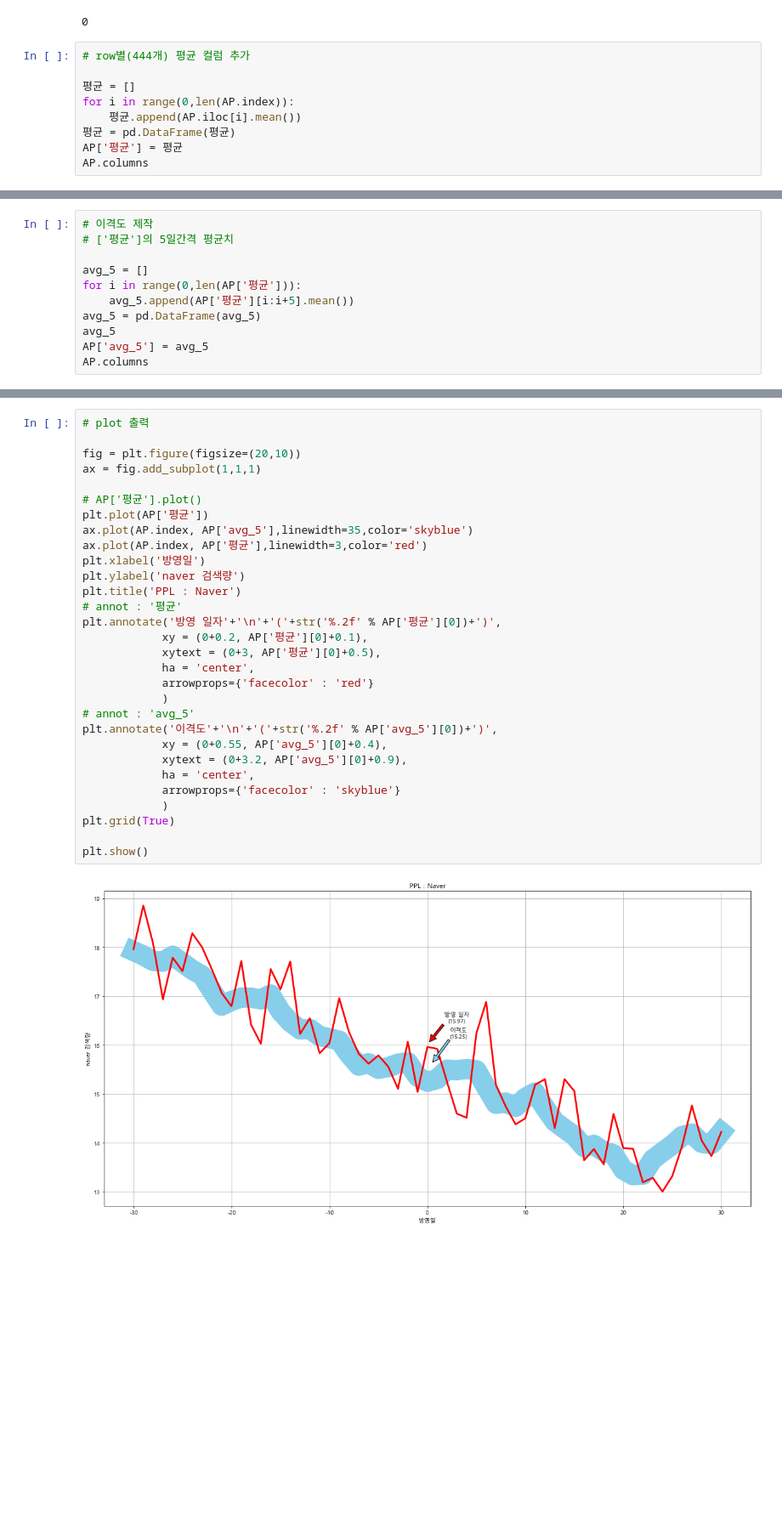
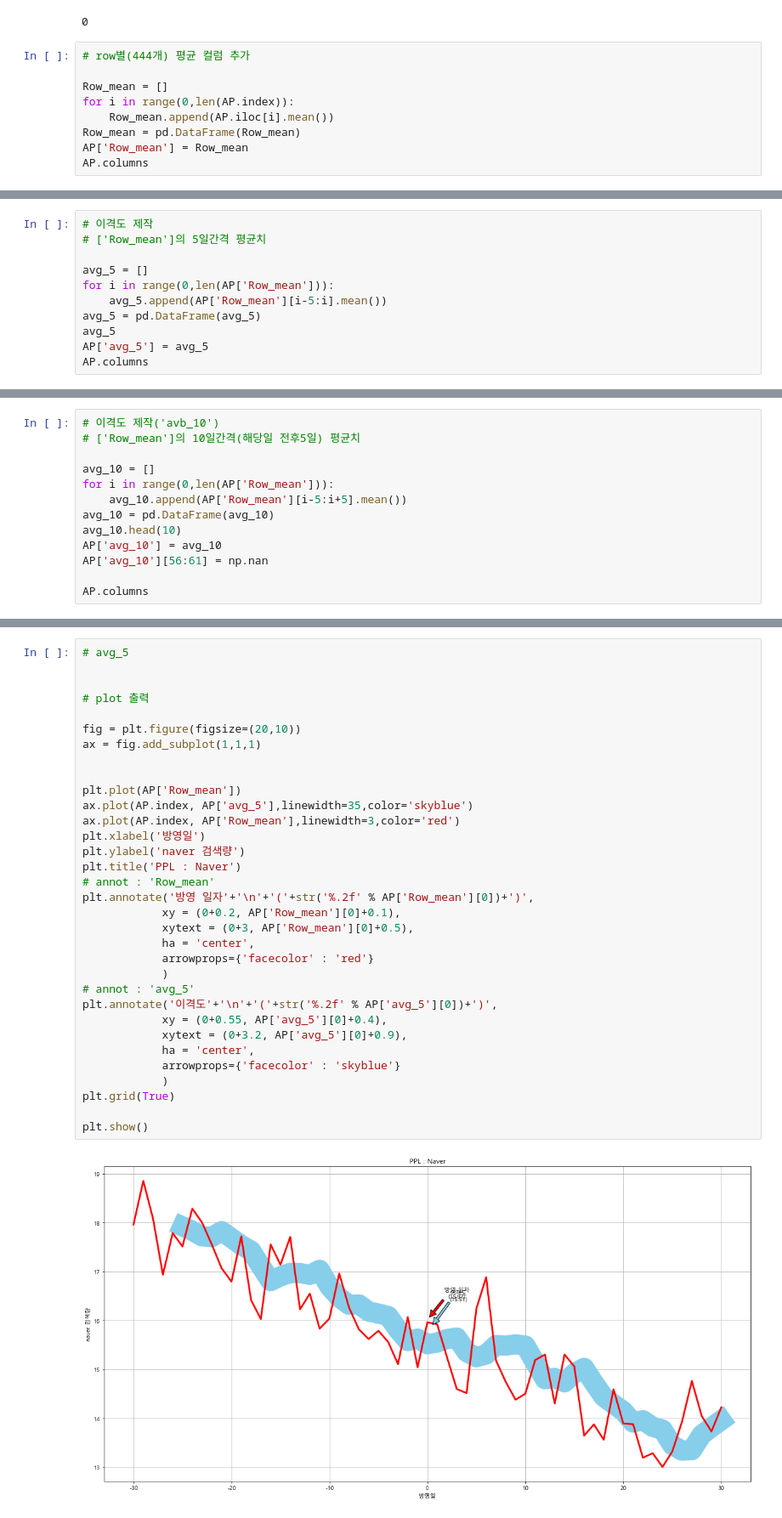
Before and after one commit to kdy7710/Bigdata_Team_Project, a Jupyter notebook: PPL프로젝트용 파일 모음/PPL_Analytics.ipynb, the cells around one changed output, grey strips where cells are left out. Shown at 85% size. Saved outputs shown, nothing was run; the diff lists cells and outputs as text; blank space fills up the shorter version.

```diff
--- a/PPL프로젝트용 파일 모음/PPL_Analytics.ipynb
+++ b/PPL프로젝트용 파일 모음/PPL_Analytics.ipynb
@@ -193,11 +259,11 @@ sum(AP.isnull().sum())
 # %%
 # row별(444개) 평균 컬럼 추가
 
-평균 = []
+Row_mean = []
 for i in range(0,len(AP.index)):
-    평균.append(AP.iloc[i].mean())
-평균 = pd.DataFrame(평균)
-AP['평균'] = 평균
+    Row_mean.append(AP.iloc[i].mean())
+Row_mean = pd.DataFrame(Row_mean)
+AP['Row_mean'] = Row_mean
 AP.columns
 # %% [output]
 Index(['글리셜 미셀라 클렌징 워터', '킵쿨 수드 대나무 세럼', '핑크터치 올인원 톤업 크림', '리쥬브네이션 플레게 젤',
@@ -209,11 +275,11 @@ Index(['글리셜 미셀라 클렌징 워터', '킵쿨 수드 대나무 세럼',
       dtype='object', length=445)
 # %%
 # 이격도 제작
-# ['평균']의 5일간격 평균치
+# ['Row_mean']의 5일간격 평균치
 
 avg_5 = []
-for i in range(0,len(AP['평균'])):
-    avg_5.append(AP['평균'][i:i+5].mean())
+for i in range(0,len(AP['Row_mean'])):
+    avg_5.append(AP['Row_mean'][i-5:i].mean())
 avg_5 = pd.DataFrame(avg_5)
 avg_5
 AP['avg_5'] = avg_5
@@ -228 +294,14 @@ Index(['글리셜 미셀라 클렌징 워터', '킵쿨 수드 대나무 세럼',
       dtype='object', length=446)
+# %%
+# 이격도 제작('avb_10')
+# ['Row_mean']의 10일간격(해당일 전후5일) 평균치
+
+avg_10 = []
+for i in range(0,len(AP['Row_mean'])):
+    avg_10.append(AP['Row_mean'][i-5:i+5].mean())
+avg_10 = pd.DataFrame(avg_10)
+avg_10.head(10)
+AP['avg_10'] = avg_10
+AP['avg_10'][56:61] = np.nan
+
+AP.columns
@@ -241,34 +362,37 @@ AP.head()
 # %%
+# avg_5
+
+
 # plot 출력
 
 fig = plt.figure(figsize=(20,10))
 ax = fig.add_subplot(1,1,1)
 
-# AP['평균'].plot()
-plt.plot(AP['평균'])
+
+plt.plot(AP['Row_mean'])
 ax.plot(AP.index, AP['avg_5'],linewidth=35,color='skyblue')
-ax.plot(AP.index, AP['평균'],linewidth=3,color='red')
+ax.plot(AP.index, AP['Row_mean'],linewidth=3,color='red')
 plt.xlabel('방영일')
 plt.ylabel('naver 검색량')
 plt.title('PPL : Naver')
-# annot : '평균'
-plt.annotate('방영 일자'+'\n'+'('+str('%.2f' % AP['평균'][0])+')',
-            xy = (0+0.2, AP['평균'][0]+0.1),
-            xytext = (0+3, AP['평균'][0]+0.5),
+# annot : 'Row_mean'
+plt.annotate('방영 일자'+'\n'+'('+str('%.2f' % AP['Row_mean'][0])+')',
+            xy = (0+0.2, AP['Row_mean'][0]+0.1),
+            xytext = (0+3, AP['Row_mean'][0]+0.5),
             ha = 'center',
             arrowprops={'facecolor' : 'red'}
             )
 # annot : 'avg_5'
 plt.annotate('이격도'+'\n'+'('+str('%.2f' % AP['avg_5'][0])+')',
             xy = (0+0.55, AP['avg_5'][0]+0.4),
             xytext = (0+3.2, AP['avg_5'][0]+0.9),
             ha = 'center',
             arrowprops={'facecolor' : 'skyblue'}
             )
 plt.grid(True)
 
 plt.show()
 # %% [output]
-[figure, old version]
+[figure, new version]
 # %%
 # 평균과 이격도의 차이
```
Also changed, not shown: parts of 18 cells of this notebook.
